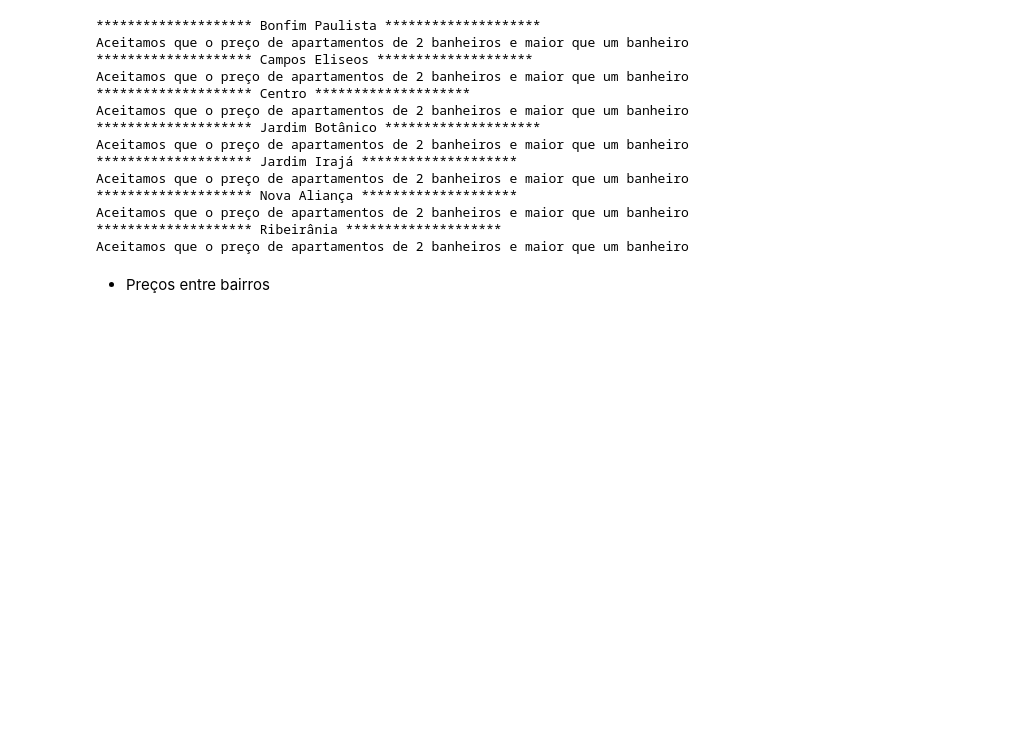
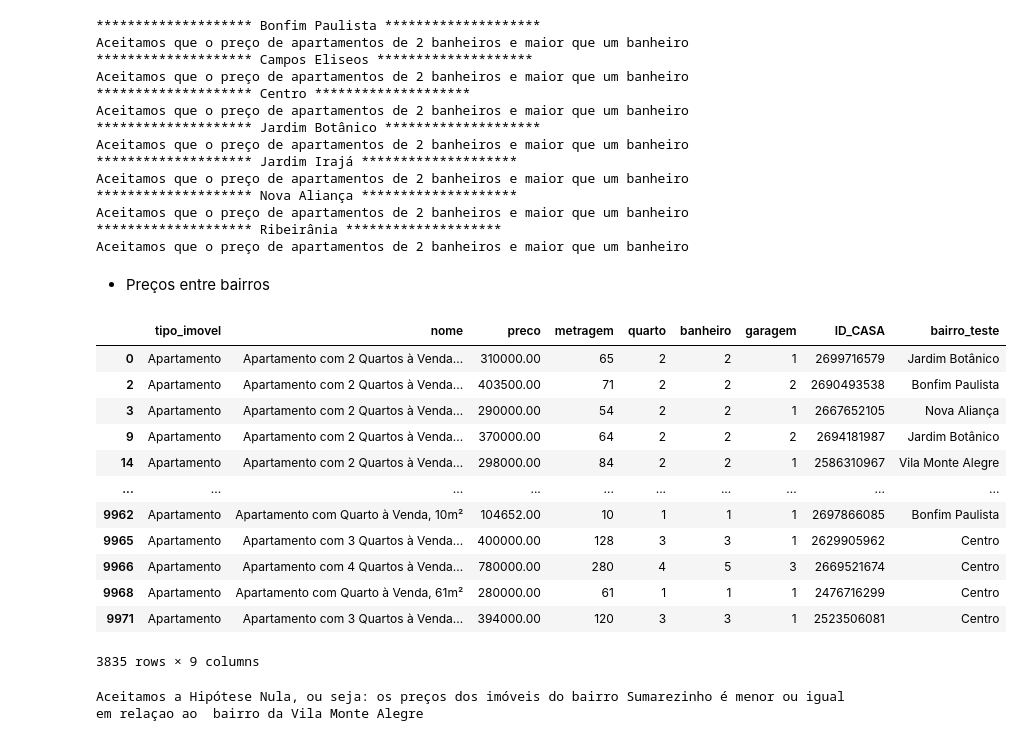
Before and after one commit to rodrigorocha1/extracao_viva_real_selenium, a Jupyter notebook: notebooks_exemplo/analise_imoveis.ipynb, the cells around one changed output. Cells and saved outputs as stored; diff of their text form; code cells hidden in the pictures; blank space fills up the shorter version.

```diff
--- a/notebooks_exemplo/analise_imoveis.ipynb
+++ b/notebooks_exemplo/analise_imoveis.ipynb
@@ -364,3 +468,35 @@ Aceitamos que o preço de apartamentos de 2 banheiros e maior que um banheiro
 Aceitamos que o preço de apartamentos de 2 banheiros e maior que um banheiro
 # %% [markdown]
 - Preços entre bairros
+# %%
+base_bairros
+# %% [output]
+|  | tipo_imovel | nome | preco | metragem | quarto | banheiro | garagem | ID_CASA | bairro_teste |
+| 0 | Apartamento | Apartamento com 2 Quartos à Venda... | 310000.00 | 65 | 2 | 2 | 1 | 2699716579 | Jardim Botânico |
+| 2 | Apartamento | Apartamento com 2 Quartos à Venda... | 403500.00 | 71 | 2 | 2 | 2 | 2690493538 | Bonfim Paulista |
+| 3 | Apartamento | Apartamento com 2 Quartos à Venda... | 290000.00 | 54 | 2 | 2 | 1 | 2667652105 | Nova Aliança |
+| 9 | Apartamento | Apartamento com 2 Quartos à Venda... | 370000.00 | 64 | 2 | 2 | 2 | 2694181987 | Jardim Botânico |
+| 14 | Apartamento | Apartamento com 2 Quartos à Venda... | 298000.00 | 84 | 2 | 2 | 1 | 2586310967 | Vila Monte Alegre |
+| ... | ... | ... | ... | ... | ... | ... | ... | ... | ... |
+| 9962 | Apartamento | Apartamento com Quarto à Venda, 10m² | 104652.00 | 10 | 1 | 1 | 1 | 2697866085 | Bonfim Paulista |
+| 9965 | Apartamento | Apartamento com 3 Quartos à Venda... | 400000.00 | 128 | 3 | 3 | 1 | 2629905962 | Centro |
+| 9966 | Apartamento | Apartamento com 4 Quartos à Venda... | 780000.00 | 280 | 4 | 5 | 3 | 2669521674 | Centro |
+| 9968 | Apartamento | Apartamento com Quarto à Venda, 61m² | 280000.00 | 61 | 1 | 1 | 1 | 2476716299 | Centro |
+| 9971 | Apartamento | Apartamento com 3 Quartos à Venda... | 394000.00 | 120 | 3 | 3 | 1 | 2523506081 | Centro |
+3835 rows × 9 columns
+# %%
+bairro_um = 'Sumarezinho'
+bairro_dois = 'Vila Monte Alegre'
+base_bairro_sumarezinho = base_bairros.query(f' bairro_teste == "{bairro_um}"').sample(n=70, random_state=101).preco
+base_bairro_vila_amelia = base_bairros.query(f' bairro_teste == "{bairro_dois}"').sample(n=70, random_state=101).preco
+base_bairro_sumarezinho.shape, base_bairro_vila_amelia.shape
+teste_bairro_sumarezinho = DescrStatsW(base_bairro_sumarezinho)
+teste_bairro_vila_monte_alegre = DescrStatsW(base_bairro_vila_amelia)
+teste_preco = teste_bairro_sumarezinho.get_compare(teste_bairro_vila_monte_alegre)
+valor_teste, p_valor = teste_preco.ztest_ind(alternative='larger')
+if p_valor < significancia  :
+    print('Reijeitamos a hipótese nula, ou seja: os preços dos imóveis do bairro Sumarezinho maior em relaçao ao  bairro da Vila Monte Alegre')
+else:
+    print('Aceitamos a Hipótese Nula, ou seja: os preços dos imóveis do bairro Sumarezinho é menor ou igual em relaçao ao  bairro da Vila Monte Alegre')
+# %% [output]
+Aceitamos a Hipótese Nula, ou seja: os preços dos imóveis do bairro Sumarezinho é menor ou igual em relaçao ao  bairro da Vila Monte Alegre
```
Also changed, not shown: parts of 10 cells of this notebook, 10 other files.
